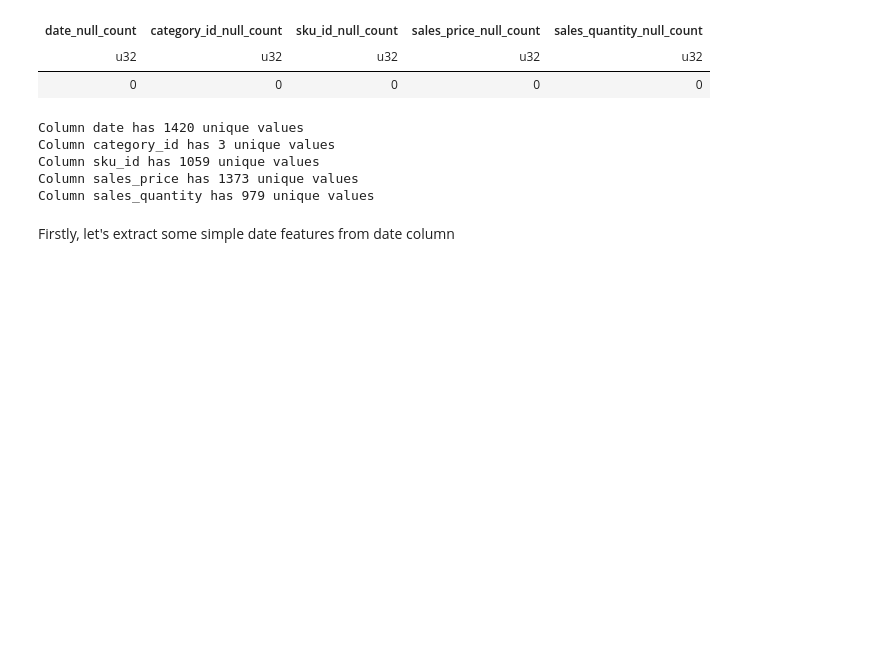
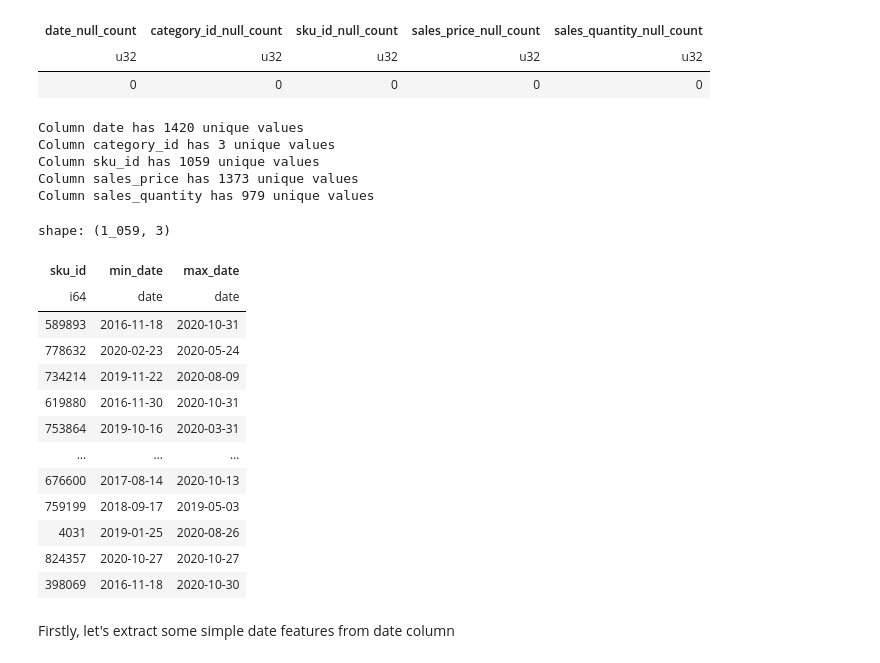
Before and after one commit to lezhocheck/sales-prediction, a Jupyter notebook: notebooks/eda.ipynb, the cells around one changed output. Cells and saved outputs as stored; diff of their text form; code cells hidden in the pictures; blank space fills up the shorter version.

```diff
--- a/notebooks/eda.ipynb
+++ b/notebooks/eda.ipynb
@@ -79,6 +79,26 @@ Column category_id has 3 unique values
 Column sku_id has 1059 unique values
 Column sales_price has 1373 unique values
 Column sales_quantity has 979 unique values
+# %%
+data.group_by('sku_id').agg(
+    pl.col('date').min().alias('min_date'),
+    pl.col('date').max().alias('max_date')
+)
+# %% [output]
+shape: (1_059, 3)
+| sku_id | min_date | max_date |
+| i64 | date | date |
+| 589893 | 2016-11-18 | 2020-10-31 |
+| 778632 | 2020-02-23 | 2020-05-24 |
+| 734214 | 2019-11-22 | 2020-08-09 |
+| 619880 | 2016-11-30 | 2020-10-31 |
+| 753864 | 2019-10-16 | 2020-03-31 |
+| … | … | … |
+| 676600 | 2017-08-14 | 2020-10-13 |
+| 759199 | 2018-09-17 | 2019-05-03 |
+| 4031 | 2019-01-25 | 2020-08-26 |
+| 824357 | 2020-10-27 | 2020-10-27 |
+| 398069 | 2016-11-18 | 2020-10-30 |
 # %% [markdown]
 Firstly, let's extract some simple date features from date column
 # %%
```
Also changed, not shown: parts of 15 cells of this notebook, 3 other files.
